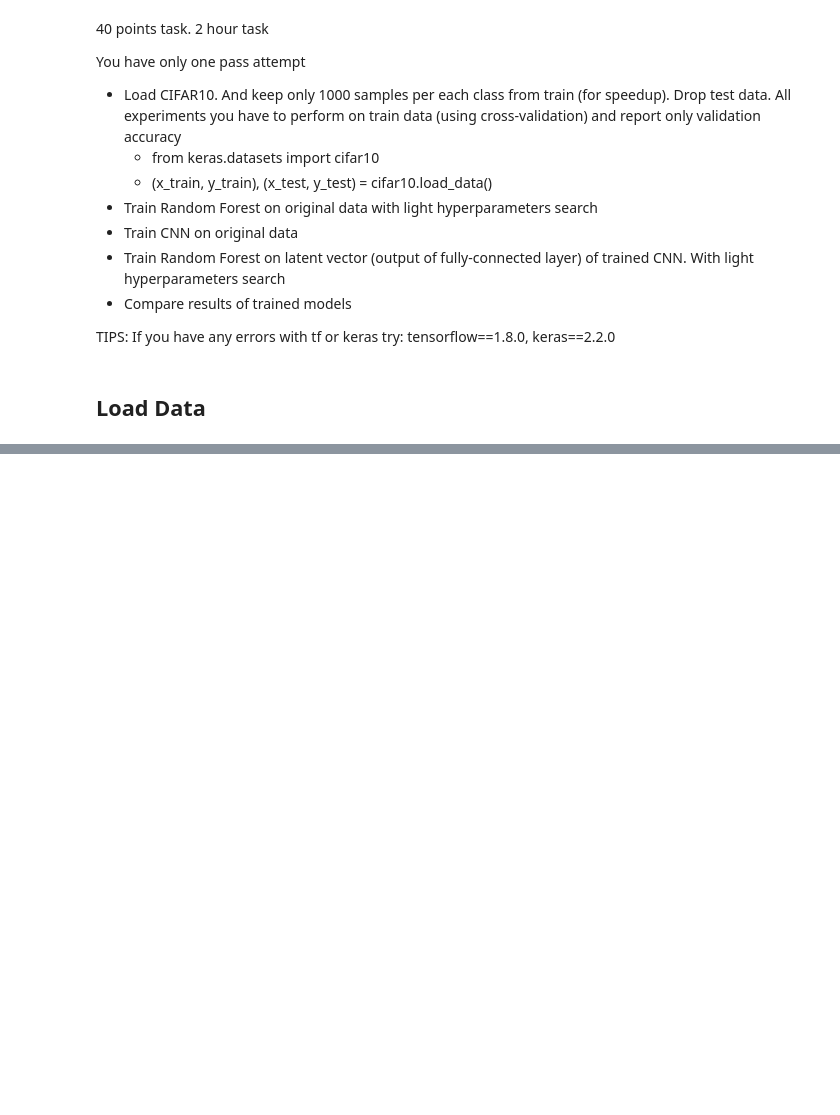
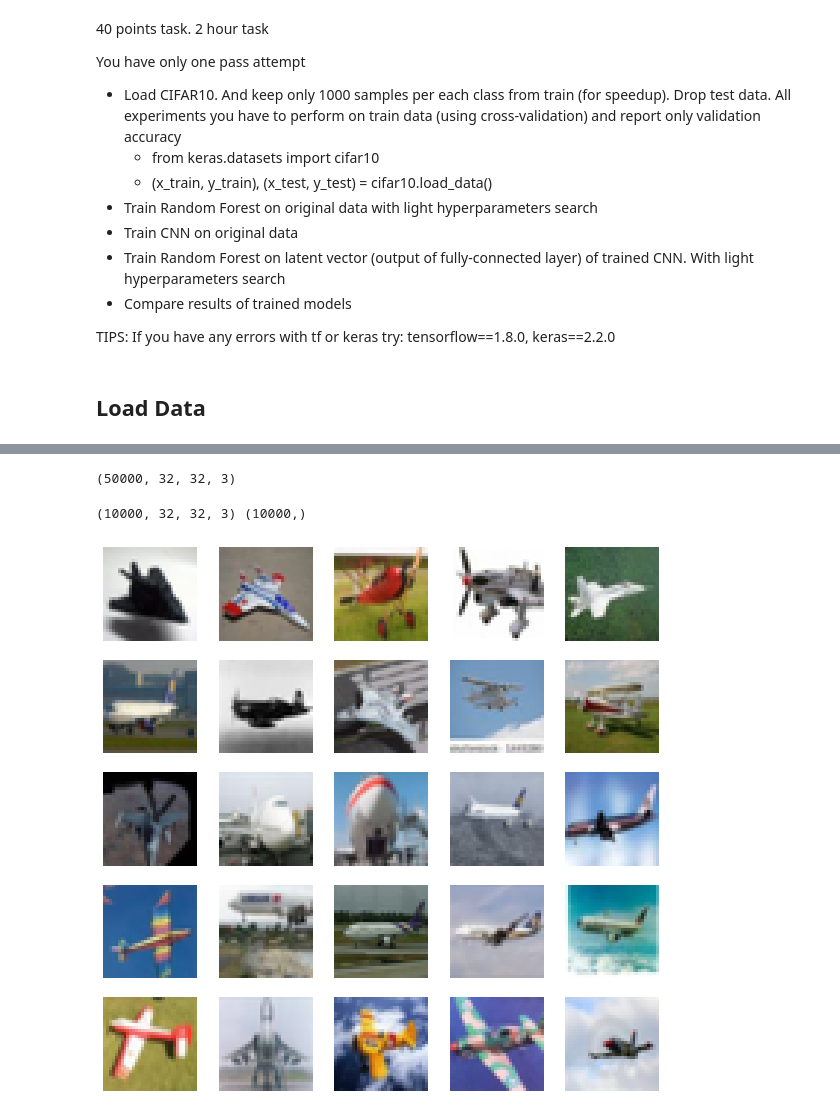
Before and after one commit to shivammehta007/Deep-Learning, a Jupyter notebook: Task 4.ipynb, the cells around one changed output, grey strips where cells are left out. Cells and saved outputs as stored; diff of their text form; code cells hidden in the pictures; blank space fills up the shorter version.

```diff
--- a/Task 4.ipynb
+++ b/Task 4.ipynb
@@ -40,6 +42,15 @@ from sklearn.model_selection import StratifiedKFold
 
 
 os.environ['KMP_DUPLICATE_LIB_OK']='True'
+# %%
+def display_images(x_data, training_data=False):
+    plt.figure(figsize=(10,10))
+    for i in range(0,25):
+        plt.subplot(5,5, i+1)
+        plt.imshow(x_data[i] )
+        plt.axis('off')
+        plt.xticks([])
+        plt.yticks([])
 # %% [markdown]
 ## Load Data
 # %%
@@ -52,0 +61,33 @@ rf.fit()
+# %%
+x_train = x_train.reshape(x_train.shape[0], 32, 32, 3)
+# %%
+x_train.shape
+# %% [output]
+(50000, 32, 32, 3)
+# %%
+X = []
+Y = []
+for label in np.unique(y_train):
+    count = 0
+    for i in range(len(x_train)):
+        if y_train[i] == label:
+            X.append(x_train[i].reshape(32,32,3))
+            Y.append(y_train[i])
+            count += 1
+        if count == 1000:
+            break
+
+X = np.array(X)
+Y = np.array(Y)
+Y = Y.reshape(10000)
+# %%
+print(X.shape, Y.shape)
+# %% [output]
+(10000, 32, 32, 3) (10000,)
+# %%
+X = np.array([X[i]/np.float(255) for i in range(len(X)) ])
+num_class = 10
+# %%
+display_images(X)
+# %% [output]
+[figure, added]
```
Also changed, not shown: parts of 9 cells of this notebook.
